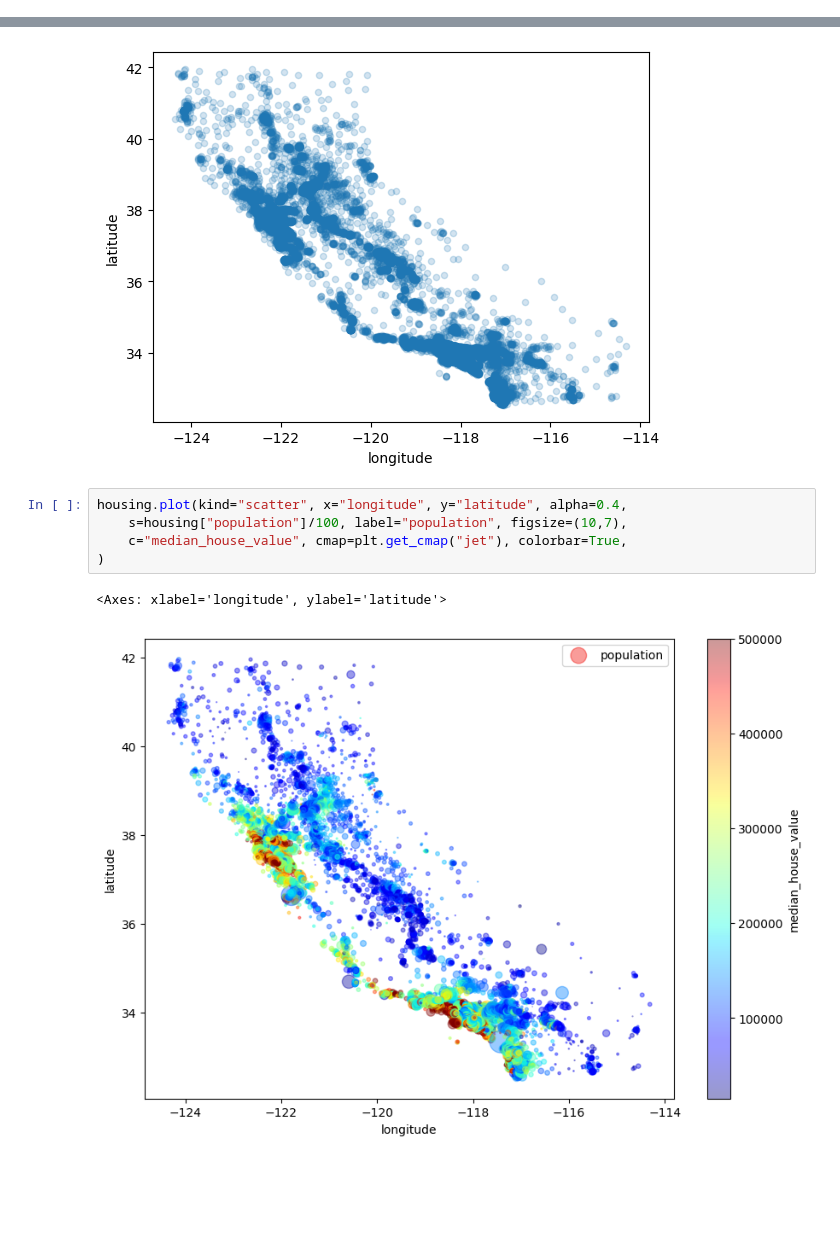
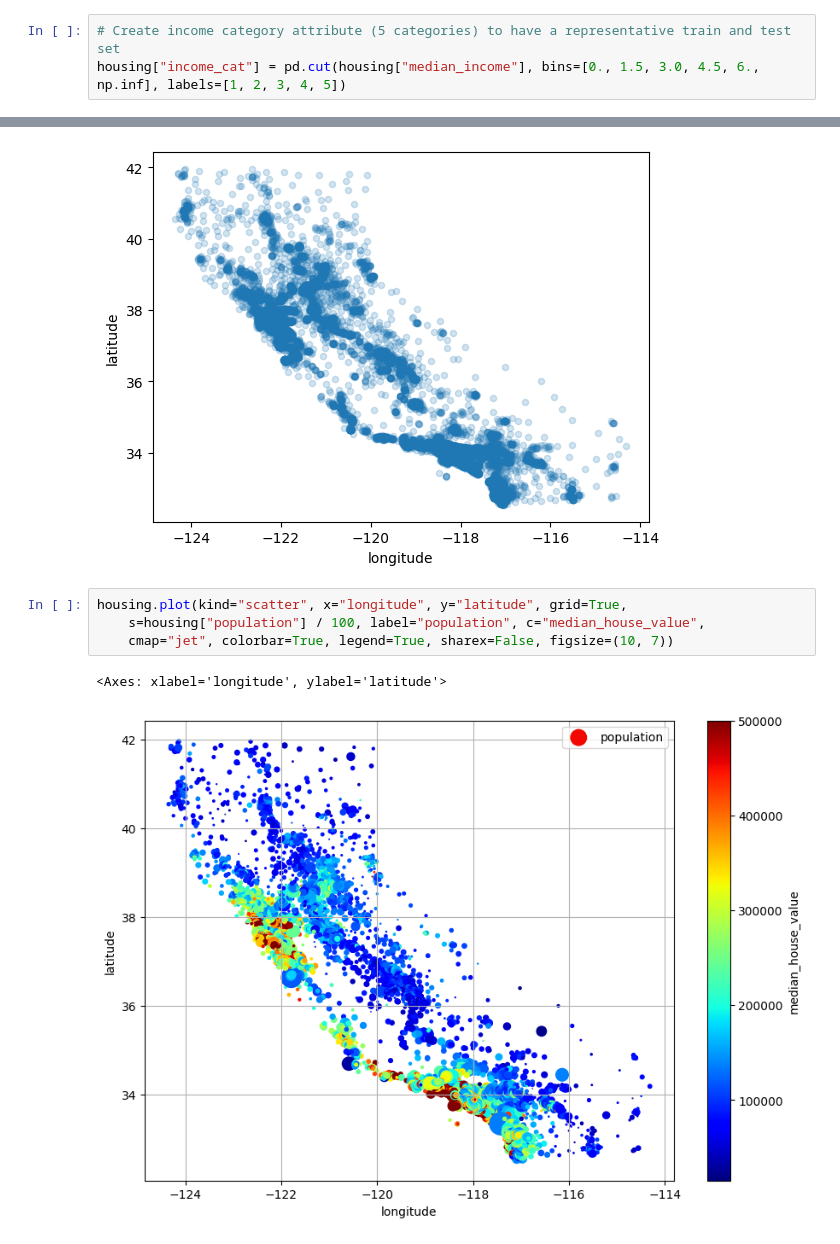
Before and after one commit to MrIsCM/Learning-Machine-Learning, a Jupyter notebook: 01_Housing.ipynb, the cells around one changed output, grey strips where cells are left out. Drawn from its saved outputs; the diff is of its cells as text; blank space fills up the shorter version.

Commit message:
Some visualizations and eda on the housing dataset

```diff
--- a/01_Housing.ipynb
+++ b/01_Housing.ipynb
@@ -59,6 +59,9 @@ array([[<Axes: title={'center': 'longitude'}>,
         <Axes: title={'center': 'median_income'}>,
         <Axes: title={'center': 'median_house_value'}>]], dtype=object)
 [figure]
+# %%
+# Create income category attribute (5 categories) to have a representative train and test set
+housing["income_cat"] = pd.cut(housing["median_income"], bins=[0., 1.5, 3.0, 4.5, 6., np.inf], labels=[1, 2, 3, 4, 5])
 # %%
 from sklearn.model_selection import train_test_split
 
@@ -69,11 +76,10 @@ housing.plot(kind='scatter', x='longitude', y='latitude', alpha=0.2)
 <Axes: xlabel='longitude', ylabel='latitude'>
 [figure]
 # %%
-housing.plot(kind="scatter", x="longitude", y="latitude", alpha=0.4,
-    s=housing["population"]/100, label="population", figsize=(10,7),
-    c="median_house_value", cmap=plt.get_cmap("jet"), colorbar=True,
-)
+housing.plot(kind="scatter", x="longitude", y="latitude", grid=True,
+    s=housing["population"] / 100, label="population", c="median_house_value",
+	cmap="jet", colorbar=True, legend=True, sharex=False, figsize=(10, 7))
 # %% [output]
 <Axes: xlabel='longitude', ylabel='latitude'>
-[figure, old version]
+[figure, new version]
 # %%
```
Also changed, not shown: parts of 4 cells of this notebook.
